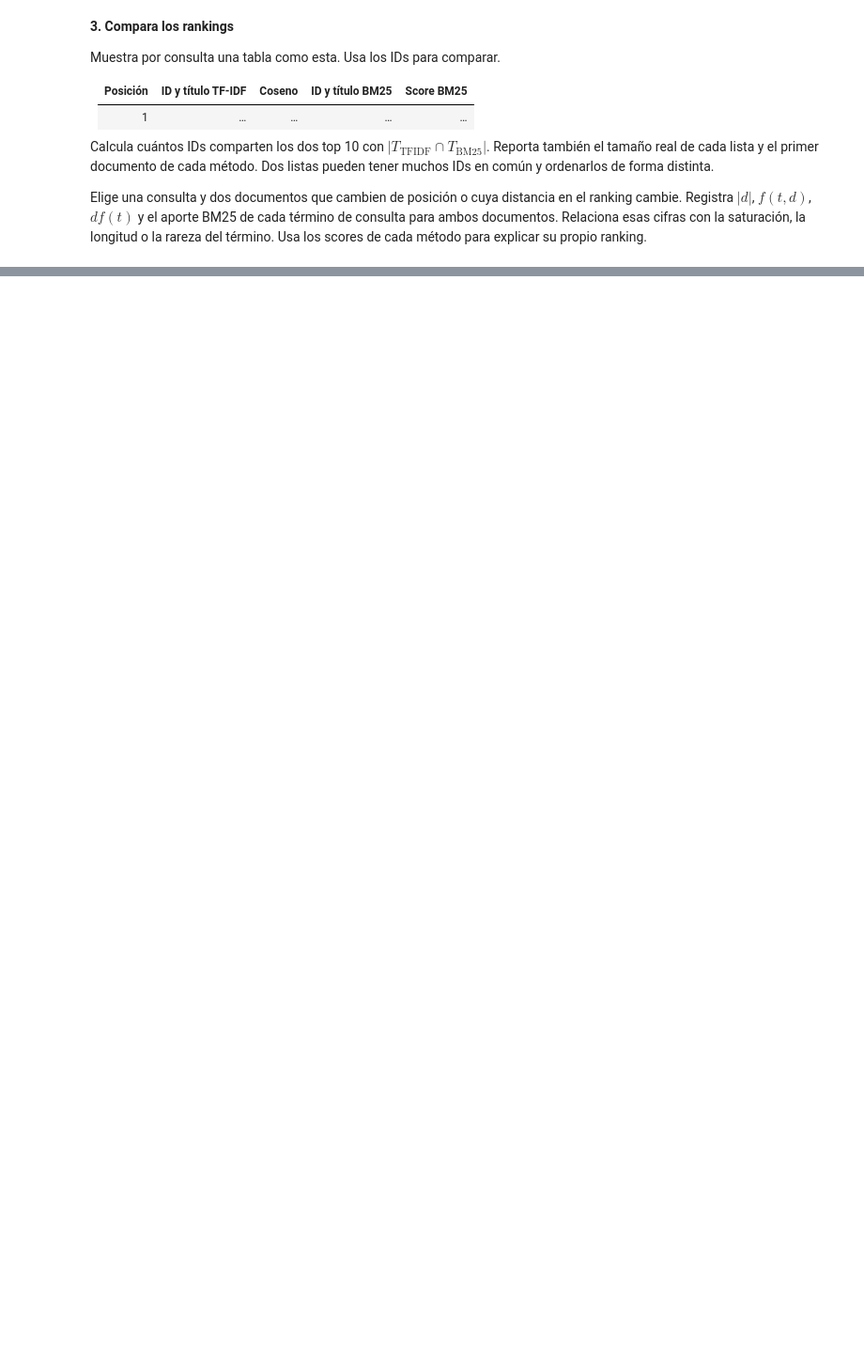
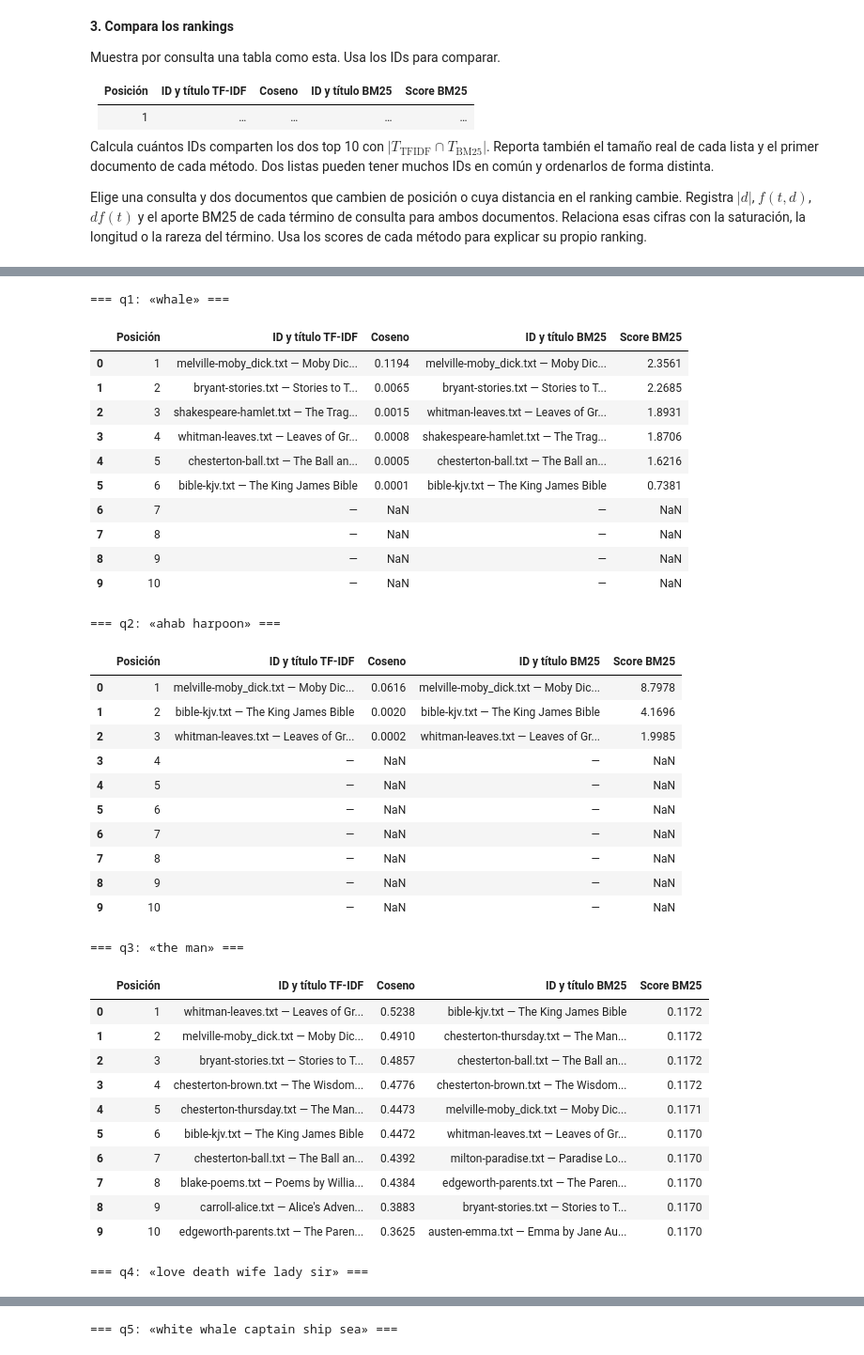
Before and after one commit to Josefu-zero/TAREAS_RECUPERACION_DE_INFO, a Jupyter notebook: 04ModeloProbabilístico/04_bm25.ipynb, the cells around one changed output, grey strips where cells are left out. Shown at 94% size. Saved outputs shown, nothing was run; the diff lists cells and outputs as text; code cells hidden in the pictures; blank space fills up the shorter version.

```diff
--- a/04ModeloProbabilístico/04_bm25.ipynb
+++ b/04ModeloProbabilístico/04_bm25.ipynb
@@ -51,0 +308,79 @@ Muestra las posiciones de los mismos documentos en las tres configuraciones. Si
+# %%
+# Tablas comparativas por consulta
+def etiqueta(doc_id):
+    return f"{doc_id} — {titulos[doc_id]}"
+
+def tabla_comparacion(nombre, top_k=10):
+    toks = consultas_tokens[nombre]
+    r_tf, r_bm = ranking_tfidf(toks, top_k), bm25.search(toks, top_k)
+    filas = []
+    for i in range(top_k):
+        a = r_tf[i] if i < len(r_tf) else None
+        b = r_bm[i] if i < len(r_bm) else None
+        filas.append({
+            "Posición": i + 1,
+            "ID y título TF-IDF": etiqueta(a[0]) if a else "—",
+            "Coseno": round(a[1], 4) if a else None,
+            "ID y título BM25": etiqueta(b[0]) if b else "—",
+            "Score BM25": round(b[1], 4) if b else None,
+        })
+    return pd.DataFrame(filas), r_tf, r_bm
+
+resumen = []
+for nombre in consultas:
+    tabla, r_tf, r_bm = tabla_comparacion(nombre)
+    print(f"\n=== {nombre}: «{consultas[nombre][0]}» ===")
+    display(tabla)
+    T_tf, T_bm = [d for d, _ in r_tf], [d for d, _ in r_bm]
+    resumen.append({
+        "Consulta": nombre,
+        "|T_TFIDF|": len(T_tf),
+        "|T_BM25|": len(T_bm),
+        "|T_TFIDF ∩ T_BM25|": len(set(T_tf) & set(T_bm)),
+        "Primero TF-IDF": T_tf[0] if T_tf else "—",
+        "Primero BM25": T_bm[0] if T_bm else "—",
+        "Mismo orden en el top 10": T_tf == T_bm,
+        "Posiciones iguales": sum(a == b for a, b in zip(T_tf, T_bm)),
+    })
+
+print("\n=== Resumen de solapamiento de los top 10 ===")
+resumen = pd.DataFrame(resumen)
+display(resumen)
+# %% [output]
+=== q1: «whale» ===
+|  | Posición | ID y título TF-IDF | Coseno | ID y título BM25 | Score BM25 |
+| 0 | 1 | melville-moby_dick.txt — Moby Dic... | 0.1194 | melville-moby_dick.txt — Moby Dic... | 2.3561 |
+| 1 | 2 | bryant-stories.txt — Stories to T... | 0.0065 | bryant-stories.txt — Stories to T... | 2.2685 |
+| 2 | 3 | shakespeare-hamlet.txt — The Trag... | 0.0015 | whitman-leaves.txt — Leaves of Gr... | 1.8931 |
+| 3 | 4 | whitman-leaves.txt — Leaves of Gr... | 0.0008 | shakespeare-hamlet.txt — The Trag... | 1.8706 |
+| 4 | 5 | chesterton-ball.txt — The Ball an... | 0.0005 | chesterton-ball.txt — The Ball an... | 1.6216 |
+| 5 | 6 | bible-kjv.txt — The King James Bible | 0.0001 | bible-kjv.txt — The King James Bible | 0.7381 |
+| 6 | 7 | — | NaN | — | NaN |
+| 7 | 8 | — | NaN | — | NaN |
+| 8 | 9 | — | NaN | — | NaN |
+| 9 | 10 | — | NaN | — | NaN |
+=== q2: «ahab harpoon» ===
+|  | Posición | ID y título TF-IDF | Coseno | ID y título BM25 | Score BM25 |
+| 0 | 1 | melville-moby_dick.txt — Moby Dic... | 0.0616 | melville-moby_dick.txt — Moby Dic... | 8.7978 |
+| 1 | 2 | bible-kjv.txt — The King James Bible | 0.0020 | bible-kjv.txt — The King James Bible | 4.1696 |
+| 2 | 3 | whitman-leaves.txt — Leaves of Gr... | 0.0002 | whitman-leaves.txt — Leaves of Gr... | 1.9985 |
+| 3 | 4 | — | NaN | — | NaN |
+| 4 | 5 | — | NaN | — | NaN |
+| 5 | 6 | — | NaN | — | NaN |
+| 6 | 7 | — | NaN | — | NaN |
+| 7 | 8 | — | NaN | — | NaN |
+| 8 | 9 | — | NaN | — | NaN |
+| 9 | 10 | — | NaN | — | NaN |
+=== q3: «the man» ===
+|  | Posición | ID y título TF-IDF | Coseno | ID y título BM25 | Score BM25 |
+| 0 | 1 | whitman-leaves.txt — Leaves of Gr... | 0.5238 | bible-kjv.txt — The King James Bible | 0.1172 |
+| 1 | 2 | melville-moby_dick.txt — Moby Dic... | 0.4910 | chesterton-thursday.txt — The Man... | 0.1172 |
+| 2 | 3 | bryant-stories.txt — Stories to T... | 0.4857 | chesterton-ball.txt — The Ball an... | 0.1172 |
+| 3 | 4 | chesterton-brown.txt — The Wisdom... | 0.4776 | chesterton-brown.txt — The Wisdom... | 0.1172 |
+| 4 | 5 | chesterton-thursday.txt — The Man... | 0.4473 | melville-moby_dick.txt — Moby Dic... | 0.1171 |
+| 5 | 6 | bible-kjv.txt — The King James Bible | 0.4472 | whitman-leaves.txt — Leaves of Gr... | 0.1170 |
+| 6 | 7 | chesterton-ball.txt — The Ball an... | 0.4392 | milton-paradise.txt — Paradise Lo... | 0.1170 |
+| 7 | 8 | blake-poems.txt — Poems by Willia... | 0.4384 | edgeworth-parents.txt — The Paren... | 0.1170 |
+| 8 | 9 | carroll-alice.txt — Alice's Adven... | 0.3883 | bryant-stories.txt — Stories to T... | 0.1170 |
+| 9 | 10 | edgeworth-parents.txt — The Paren... | 0.3625 | austen-emma.txt — Emma by Jane Au... | 0.1170 |
+=== q4: «love death wife lady sir» ===
@@ -51,0 +398 @@ Muestra las posiciones de los mismos documentos en las tres configuraciones. Si
+=== q5: «white whale captain ship sea» ===
```
Also changed, not shown: parts of 20 cells of this notebook.
